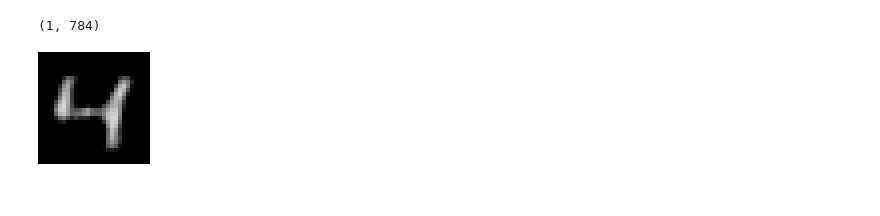
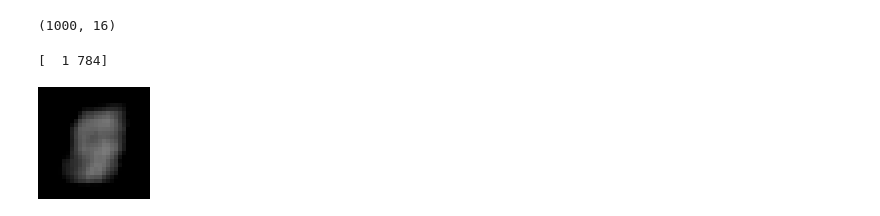
Before and after one commit to sylmarien/convolutional_autoencoder, a Jupyter notebook: mnist_conv_autoencode.ipynb, the cells around one changed output. Cells and saved outputs as stored; diff of their text form; code cells hidden in the pictures.

```diff
--- a/mnist_conv_autoencode.ipynb
+++ b/mnist_conv_autoencode.ipynb
@@ -203,7 +205,12 @@ encode_layer, encode_layer_index = get_layer_by_name(ae, 'encode')
 def encode_input(encode_layer, X):
     return get_output(encode_layer, inputs=X) #.eval() # Cause wrong type error
 
-X_encoded = encode_input(encode_layer, X)
+#X_encoded = encode_input(encode_layer, X)
+input_layer, input_layer_index = get_layer_by_name(ae, 'input0')
+f = theano.function([input_layer.input_var], get_output(encode_layer))
+X_encoded = f(X)
+# %% [output]
+(1000, 16)
 # %%
 next_layer = ae.get_all_layers()[encode_layer_index + 1]
 final_layer = ae.get_all_layers()[-1]
@@ -214,24 +221,25 @@ next_layer.input_layer = new_layer
 # %%
 def get_output_from_nn(last_layer, X):
     return get_output(last_layer,X) #.eval() # Cause wrong type error
 
 def decode_encoded_input(X):
     return get_output_from_nn(final_layer, X)
 
 X_decoded = 256 * decode_encoded_input(X_encoded[2])
 
-X_decoded = np.rint(X_decoded).astype(int)
-X_decoded = np.clip(X_decoded, a_min = 0, a_max = 255)
+X_decoded = X_decoded.eval()
+X_decoded = theano.tensor.iround(X_decoded)
+X_decoded = theano.tensor.clip(X_decoded, 0, 255)
 X_decoded  = X_decoded.astype('uint8')
-print(X_decoded.shape)
+print(X_decoded.shape.eval())
 
-pic_array = get_picture_array(X_decoded)
+pic_array = get_picture_array(X_decoded.eval())
 image = Image.fromarray(pic_array)
 image.save('data/test.png', format="PNG")
 IPImage('data/test.png')
 # %% [output]
-(1, 784)
+[  1 784]
-[figure, old version]
+[figure, new version]
 # %%
 enc_std = X_encoded.std(axis=0)
 enc_mean = X_encoded.mean(axis=0)
```
Also changed, not shown: parts of 10 cells of this notebook.
